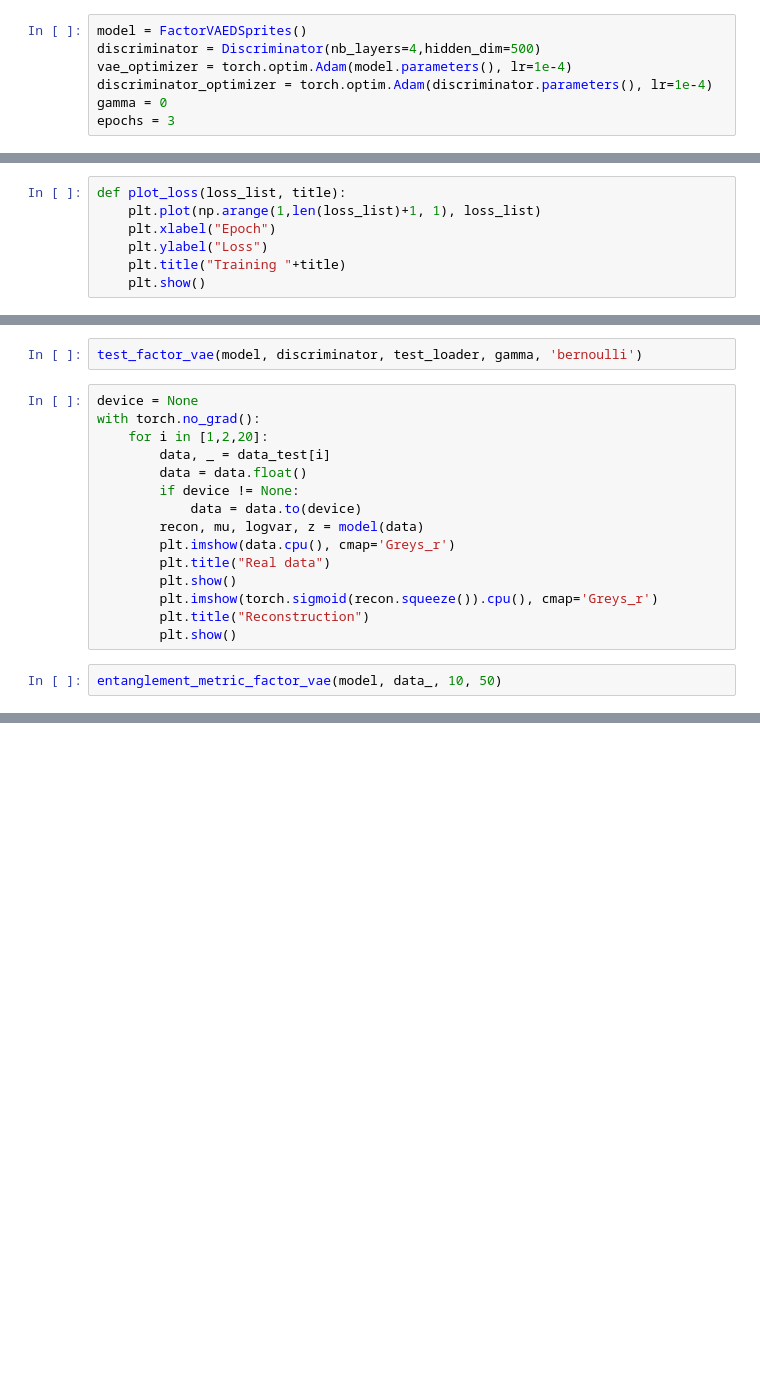
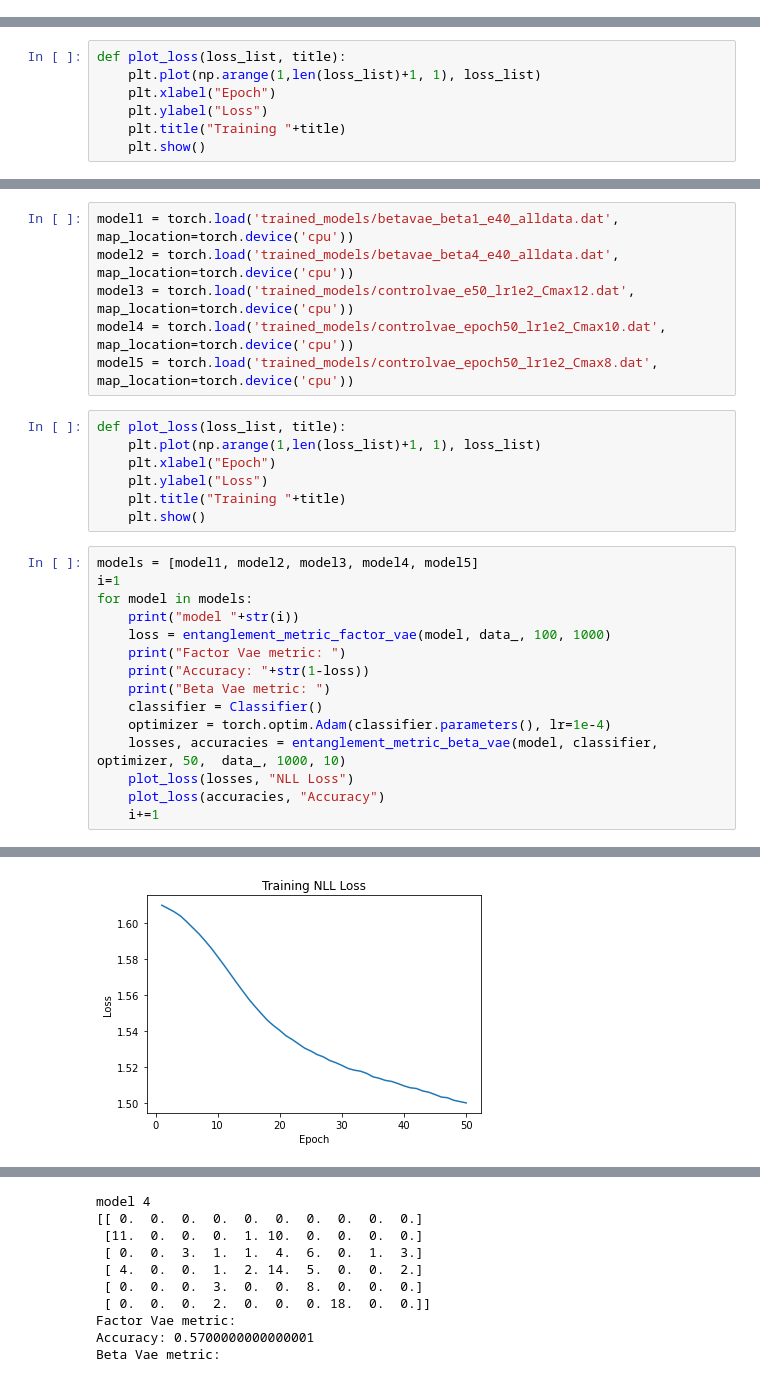
Before and after one commit to hzzhyj/atml, a Jupyter notebook: experiments/FactorVAE.ipynb, the cells around one changed output, grey strips where cells are left out. Cells and saved outputs as stored; diff of their text form; blank space fills up the shorter version.

Commit message:
betavae metric higgins

```diff
--- a/experiments/FactorVAE.ipynb
+++ b/experiments/FactorVAE.ipynb
@@ -31,7 +26,0 @@ test_loader = DataLoader(data_test, batch_size=batch_size,shuffle=False)
-# %%
-model = FactorVAEDSprites()
-discriminator = Discriminator(nb_layers=4,hidden_dim=500)
-vae_optimizer = torch.optim.Adam(model.parameters(), lr=1e-4)
-discriminator_optimizer = torch.optim.Adam(discriminator.parameters(), lr=1e-4)
-gamma = 0
-epochs = 3
@@ -53,19 +34,29 @@ plot_loss(discriminator_losses_list, "Discriminator loss")
-# %%
-test_factor_vae(model, discriminator, test_loader, gamma, 'bernoulli')
-# %%
-device = None
-with torch.no_grad():
-    for i in [1,2,20]:
-        data, _ = data_test[i]
-        data = data.float()
-        if device != None:
-            data = data.to(device)
-        recon, mu, logvar, z = model(data)
-        plt.imshow(data.cpu(), cmap='Greys_r')
-        plt.title("Real data")
-        plt.show()
-        plt.imshow(torch.sigmoid(recon.squeeze()).cpu(), cmap='Greys_r')
-        plt.title("Reconstruction")
-        plt.show()
-# %%
-entanglement_metric_factor_vae(model, data_, 10, 50)
+# %%
+model1 = torch.load('trained_models/betavae_beta1_e40_alldata.dat', map_location=torch.device('cpu'))
+model2 = torch.load('trained_models/betavae_beta4_e40_alldata.dat', map_location=torch.device('cpu'))
+model3 = torch.load('trained_models/controlvae_e50_lr1e2_Cmax12.dat', map_location=torch.device('cpu'))
+model4 = torch.load('trained_models/controlvae_epoch50_lr1e2_Cmax10.dat', map_location=torch.device('cpu'))
+model5 = torch.load('trained_models/controlvae_epoch50_lr1e2_Cmax8.dat', map_location=torch.device('cpu'))
+# %%
+def plot_loss(loss_list, title):
+    plt.plot(np.arange(1,len(loss_list)+1, 1), loss_list)
+    plt.xlabel("Epoch")
+    plt.ylabel("Loss")
+    plt.title("Training "+title)
+    plt.show()
+# %%
+models = [model1, model2, model3, model4, model5]
+i=1
+for model in models:
+    print("model "+str(i))
+    loss = entanglement_metric_factor_vae(model, data_, 100, 1000)
+    print("Factor Vae metric: ")
+    print("Accuracy: "+str(1-loss))
+    print("Beta Vae metric: ")
+    classifier = Classifier()
+    optimizer = torch.optim.Adam(classifier.parameters(), lr=1e-4)
+    losses, accuracies = entanglement_metric_beta_vae(model, classifier, optimizer, 50,  data_, 1000, 10)
+    plot_loss(losses, "NLL Loss")
+    plot_loss(accuracies, "Accuracy")
+    i+=1
+# %% [output]
@@ -71,0 +80 @@ entanglement_metric_factor_vae(model, data_, 10, 50)
+[figure, added]
@@ -71,0 +120,10 @@ entanglement_metric_factor_vae(model, data_, 10, 50)
+model 4
+[[ 0.  0.  0.  0.  0.  0.  0.  0.  0.  0.]
+ [11.  0.  0.  0.  1. 10.  0.  0.  0.  0.]
+ [ 0.  0.  3.  1.  1.  4.  6.  0.  1.  3.]
+ [ 4.  0.  0.  1.  2. 14.  5.  0.  0.  2.]
+ [ 0.  0.  0.  3.  0.  0.  8.  0.  0.  0.]
+ [ 0.  0.  0.  2.  0.  0.  0. 18.  0.  0.]]
+Factor Vae metric:
+Accuracy: 0.5700000000000001
+Beta Vae metric:
```
Also changed, not shown: parts of 9 cells of this notebook, 5 other files.
